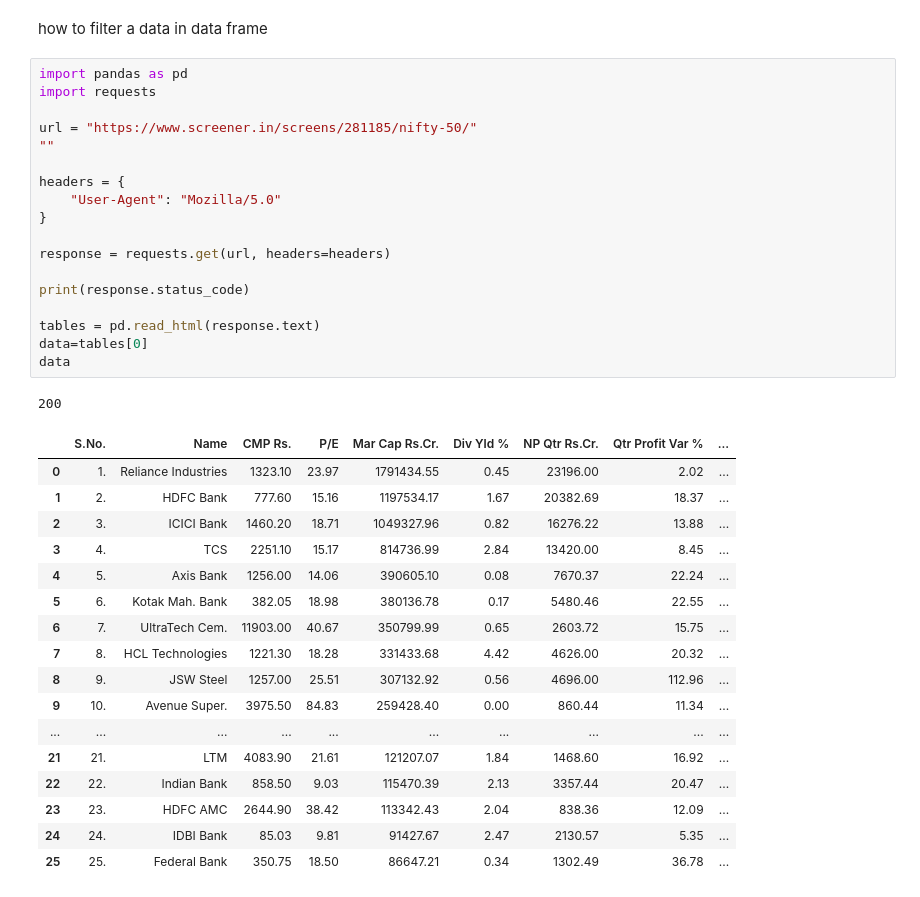
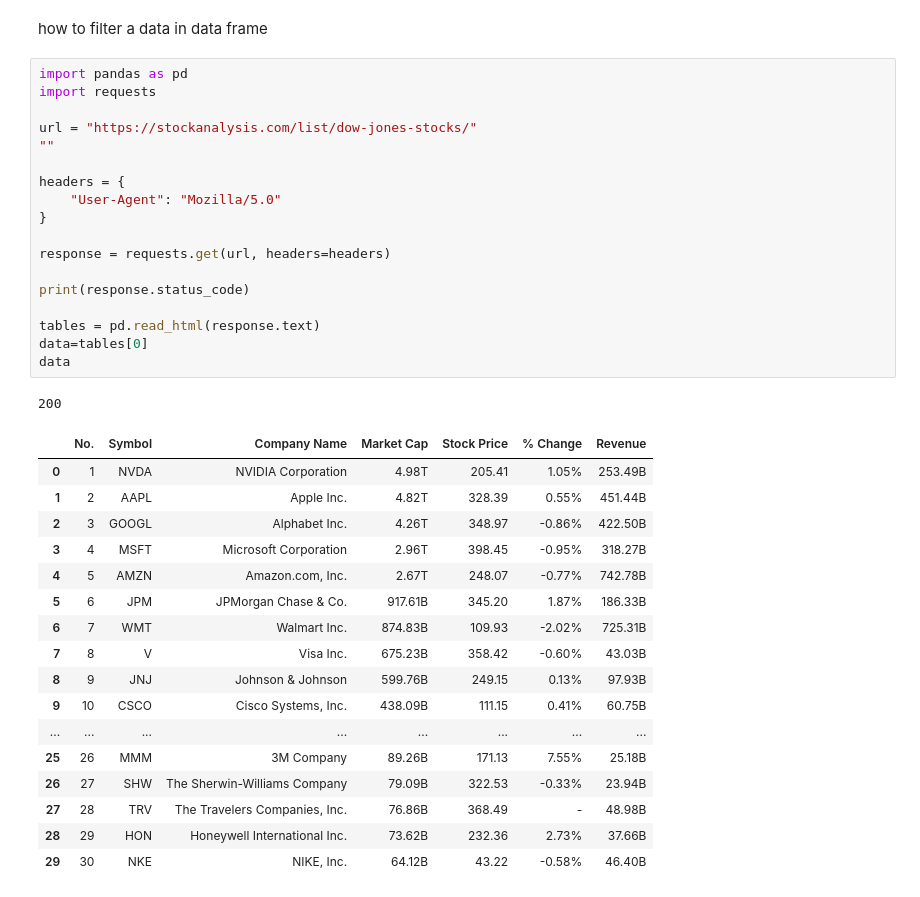
Before and after one commit to Tushar1-sati/learning_streak, a Jupyter notebook: 1_numpy&pandas/3_pandas.ipynb, the cells around one changed output. Saved outputs shown, nothing was run; the diff lists cells and outputs as text.

```diff
--- a/1_numpy&pandas/3_pandas.ipynb
+++ b/1_numpy&pandas/3_pandas.ipynb
@@ -151,37 +151,37 @@ how to filter a data in data frame
 # %%
 import pandas as pd
 import requests
 
-url = "https://www.screener.in/screens/281185/nifty-50/"
+url = "https://stockanalysis.com/list/dow-jones-stocks/"
 ""
 
 headers = {
     "User-Agent": "Mozilla/5.0"
 }
 
 response = requests.get(url, headers=headers)
 
 print(response.status_code)
 
 tables = pd.read_html(response.text)
 data=tables[0]
 data
 # %% [output]
 200
-|  | S.No. | Name | CMP Rs. | P/E | Mar Cap Rs.Cr. | Div Yld % | NP Qtr Rs.Cr. | Qtr Profit Var % | ... |
-| 0 | 1. | Reliance Industries | 1323.10 | 23.97 | 1791434.55 | 0.45 | 23196.00 | 2.02 | ... |
-| 1 | 2. | HDFC Bank | 777.60 | 15.16 | 1197534.17 | 1.67 | 20382.69 | 18.37 | ... |
-| 2 | 3. | ICICI Bank | 1460.20 | 18.71 | 1049327.96 | 0.82 | 16276.22 | 13.88 | ... |
-| 3 | 4. | TCS | 2251.10 | 15.17 | 814736.99 | 2.84 | 13420.00 | 8.45 | ... |
-| 4 | 5. | Axis Bank | 1256.00 | 14.06 | 390605.10 | 0.08 | 7670.37 | 22.24 | ... |
-| 5 | 6. | Kotak Mah. Bank | 382.05 | 18.98 | 380136.78 | 0.17 | 5480.46 | 22.55 | ... |
-| 6 | 7. | UltraTech Cem. | 11903.00 | 40.67 | 350799.99 | 0.65 | 2603.72 | 15.75 | ... |
-| 7 | 8. | HCL Technologies | 1221.30 | 18.28 | 331433.68 | 4.42 | 4626.00 | 20.32 | ... |
-| 8 | 9. | JSW Steel | 1257.00 | 25.51 | 307132.92 | 0.56 | 4696.00 | 112.96 | ... |
-| 9 | 10. | Avenue Super. | 3975.50 | 84.83 | 259428.40 | 0.00 | 860.44 | 11.34 | ... |
-| ... | ... | ... | ... | ... | ... | ... | ... | ... | ... |
-| 21 | 21. | LTM | 4083.90 | 21.61 | 121207.07 | 1.84 | 1468.60 | 16.92 | ... |
-| 22 | 22. | Indian Bank | 858.50 | 9.03 | 115470.39 | 2.13 | 3357.44 | 20.47 | ... |
-| 23 | 23. | HDFC AMC | 2644.90 | 38.42 | 113342.43 | 2.04 | 838.36 | 12.09 | ... |
-| 24 | 24. | IDBI Bank | 85.03 | 9.81 | 91427.67 | 2.47 | 2130.57 | 5.35 | ... |
-| 25 | 25. | Federal Bank | 350.75 | 18.50 | 86647.21 | 0.34 | 1302.49 | 36.78 | ... |
+|  | No. | Symbol | Company Name | Market Cap | Stock Price | % Change | Revenue |
+| 0 | 1 | NVDA | NVIDIA Corporation | 4.98T | 205.41 | 1.05% | 253.49B |
+| 1 | 2 | AAPL | Apple Inc. | 4.82T | 328.39 | 0.55% | 451.44B |
+| 2 | 3 | GOOGL | Alphabet Inc. | 4.26T | 348.97 | -0.86% | 422.50B |
+| 3 | 4 | MSFT | Microsoft Corporation | 2.96T | 398.45 | -0.95% | 318.27B |
+| 4 | 5 | AMZN | Amazon.com, Inc. | 2.67T | 248.07 | -0.77% | 742.78B |
+| 5 | 6 | JPM | JPMorgan Chase & Co. | 917.61B | 345.20 | 1.87% | 186.33B |
+| 6 | 7 | WMT | Walmart Inc. | 874.83B | 109.93 | -2.02% | 725.31B |
+| 7 | 8 | V | Visa Inc. | 675.23B | 358.42 | -0.60% | 43.03B |
+| 8 | 9 | JNJ | Johnson & Johnson | 599.76B | 249.15 | 0.13% | 97.93B |
+| 9 | 10 | CSCO | Cisco Systems, Inc. | 438.09B | 111.15 | 0.41% | 60.75B |
+| ... | ... | ... | ... | ... | ... | ... | ... |
+| 25 | 26 | MMM | 3M Company | 89.26B | 171.13 | 7.55% | 25.18B |
+| 26 | 27 | SHW | The Sherwin-Williams Company | 79.09B | 322.53 | -0.33% | 23.94B |
+| 27 | 28 | TRV | The Travelers Companies, Inc. | 76.86B | 368.49 | - | 48.98B |
+| 28 | 29 | HON | Honeywell International Inc. | 73.62B | 232.36 | 2.73% | 37.66B |
+| 29 | 30 | NKE | NIKE, Inc. | 64.12B | 43.22 | -0.58% | 46.40B |
```
Also changed, not shown: parts of 4 cells of this notebook.
